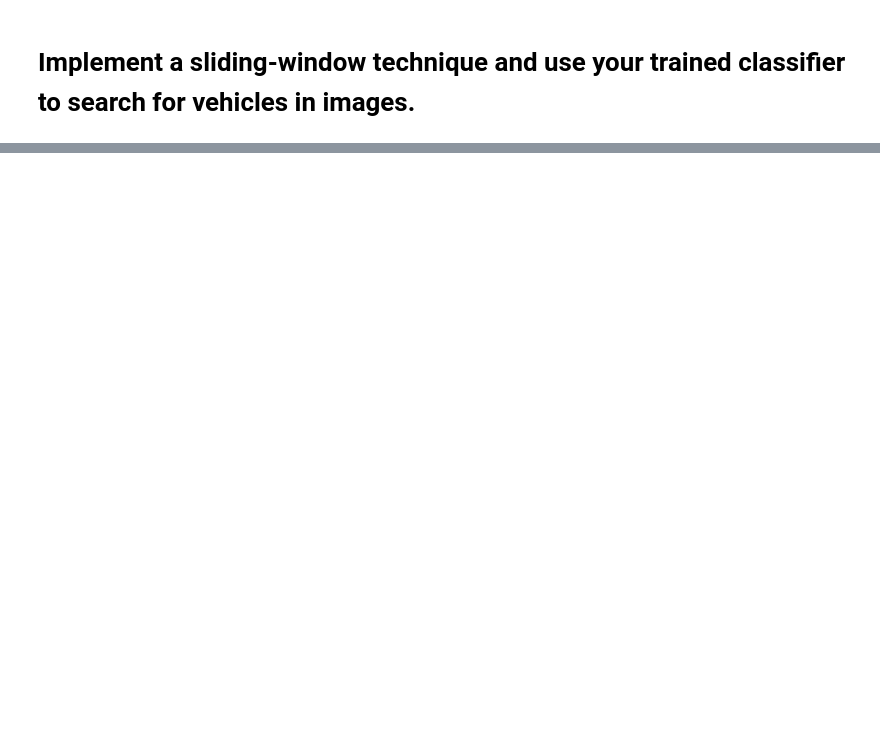
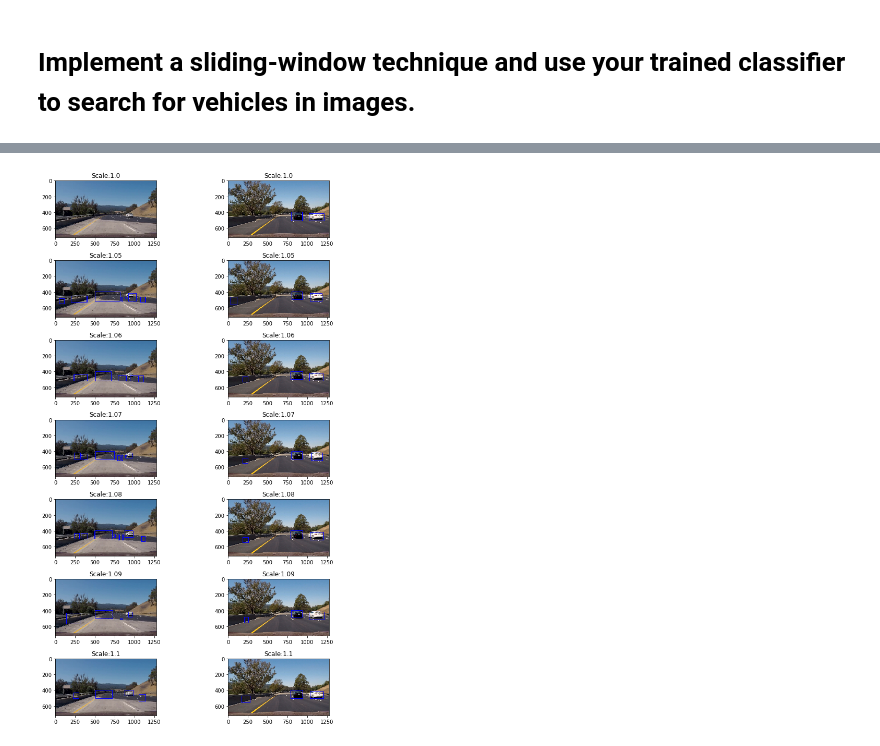
Before and after one commit to taikione/CarND-Vehicle-Detection, a Jupyter notebook: VehicleDetection-LinearSVM.ipynb, the cells around one changed output, grey strips where cells are left out. Cells and saved outputs as stored; diff of their text form; code cells hidden in the pictures; blank space fills up the shorter version.

```diff
--- a/VehicleDetection-LinearSVM.ipynb
+++ b/VehicleDetection-LinearSVM.ipynb
@@ -117,10 +48,10 @@ pix_per_cell = PIX_PER_CELL
 cell_per_block = CELL_PER_BLOCK
 
 t=time.time()
-car_features = extract_features(vehicles, orient=orient,
+car_features = utilities.extract_features(vehicles, orient=orient,
                         pix_per_cell=pix_per_cell, cell_per_block=cell_per_block)
 
-notcar_features = extract_features(notvehicles, orient=orient,
+notcar_features = utilities.extract_features(notvehicles, orient=orient,
                         pix_per_cell=pix_per_cell, cell_per_block=cell_per_block)
 
 t2 = time.time()
@@ -142,7 +73,7 @@ y = np.hstack((np.ones(len(car_features)), np.zeros(len(notcar_features))))
 # Split up data into randomized training and test sets
 np.random.seed(10)
 rand_state = np.random.randint(0, 100)
-X_train, X_test, y_train, y_test = train_test_split(scaled_X, y, test_size=0.05, random_state=rand_state)
+X_train, X_test, y_train, y_test = train_test_split(scaled_X, y, test_size=0.1, random_state=rand_state)
 
 print('Using:',orient,'orientations',pix_per_cell, 'pixels per cell and', cell_per_block,'cells per block')
 print('Feature vector length:', len(X_train[0]))
@@ -243,7 +131,7 @@ best parameter:{'penalty': 'l2', 'C': 0.0004, 'loss': 'hinge'}
 # %%
 # Use a linear SVC
 #svc = LinearSVC(C=clf.best_params_['C'], loss=clf.best_params_['loss'], penalty=clf.best_params_['penalty'])
-svc = LinearSVC(C=0.0004, loss='hinge', penalty='l2')
+svc = LinearSVC(C=0.0003, loss='hinge', penalty='l2')
 
 # Check the training time for the SVC
 t=time.time()
@@ -408,5 +193,0 @@ def window_search(img, ystart, ystop, scale, svc, X_scaler, orient=ORIENT, pix_p
-# %%
-"""# Create an array stack of feature vectors
-X = np.vstack((car_features, notcar_features)).astype(np.float64)
-# Fit a per-column scaler
-X_scaler = StandardScaler().fit(X)"""
@@ -546,0 +194,37 @@ CClassifer.fit(X_train, y_train)
+# %%
+# Search best target image scale
+
+CHECK_FRAME_RANGE = 5
+THRESHOLD = 1
+
+def pipe_image(image):
+    return pipeline(image)
+
+#scales = [0.8, 0.9, 1.0, 1.1, 1.2, 1.3, 1.4]
+scales = [1.0, 1.05, 1.06, 1.07, 1.08, 1.09, 1.1]
+index = 1
+
+plt.figure(figsize=(10, 15))
+
+for scale in scales:
+    img1 = mpimg.imread('movie2images/frame31.jpg')
+    pipeline = vehicleDetection.Pipeline(svc, X_scaler, scale, CHECK_FRAME_RANGE, THRESHOLD, ORIENT, PIX_PER_CELL, CELL_PER_BLOCK)
+    draw_img1 = pipe_image(img1)
+
+    plt.subplot(7, 2, index)
+    plt.imshow(draw_img1)
+    plt.title("Scale:{}".format(scale))
+
+    img2 = mpimg.imread('test_images/test6.jpg')
+    pipeline = vehicleDetection.Pipeline(svc, X_scaler, scale, CHECK_FRAME_RANGE, THRESHOLD, ORIENT, PIX_PER_CELL, CELL_PER_BLOCK)
+    draw_img2 = pipe_image(img2)
+
+    plt.subplot(7, 2, index+1)
+    plt.imshow(draw_img2)
+    plt.title("Scale:{}".format(scale))
+
+    index = index+2
+
+plt.tight_layout()
+# %% [output]
+[figure, added]
```
Also changed, not shown: parts of 27 cells of this notebook, 7 other files.
